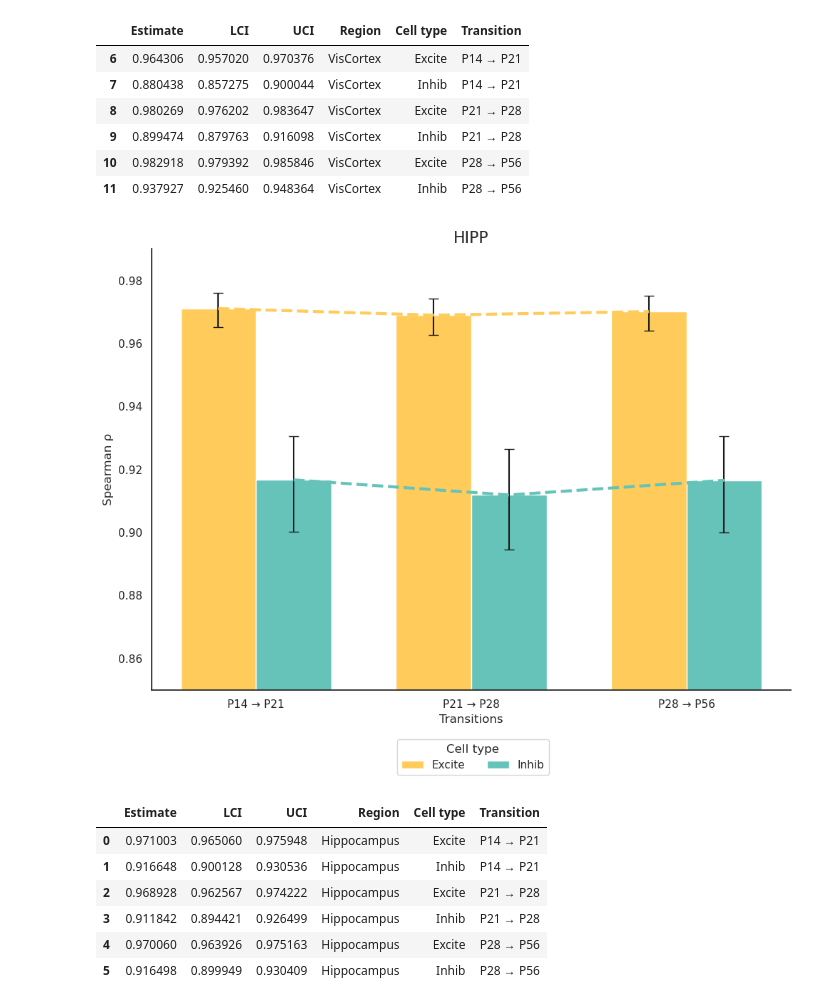
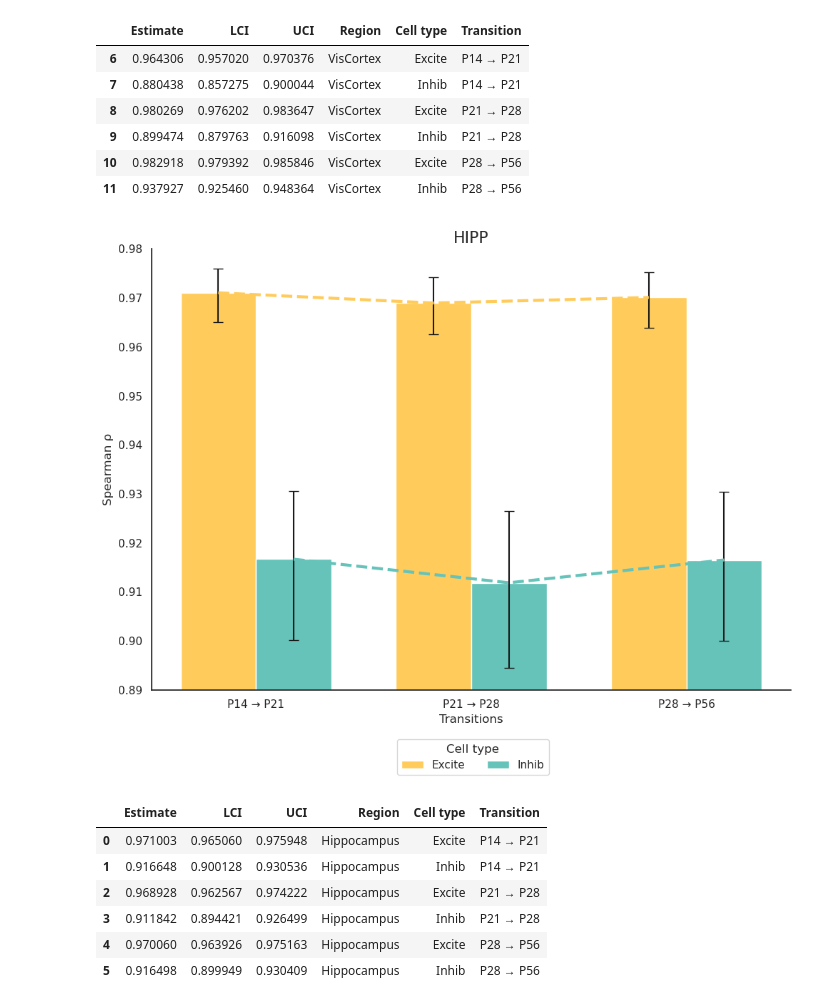
Before and after one commit to aimeenhile/fall25-csc-bioinf, a Jupyter notebook: final-project/src/exon_inclusion/exon_inclusion.ipynb, the cells around one changed output. Drawn from its saved outputs; the diff is of its cells as text; code cells hidden in the pictures.

```diff
--- a/final-project/src/exon_inclusion/exon_inclusion.ipynb
+++ b/final-project/src/exon_inclusion/exon_inclusion.ipynb
@@ -529,35 +534,35 @@ for i, ct in enumerate(cts):
         ct_df["UCI"].values - ys
     ])
 
     # draw bars
     ax.bar(
         xs, ys, width,
         yerr=yerr,
         label=ct,
         capsize=5,
         color=cts_palette[ct]
     )
 
     # store x positions for trend lines
     ct_df["xpos"] = xs
 
     # trend line
     ax.plot(xs, ys, color=cts_palette[ct], linestyle="--", linewidth=3.0)
 
 ax.set_xticks(x)
 ax.set_xticklabels(transitions)
-ax.set_ylim(0.85, 0.99)
+ax.set_ylim(0.89, 0.98)
 ax.set_ylabel("Spearman ρ")
 ax.set_xlabel("Transitions")
 ax.set_title("HIPP", fontsize=16)
 
 sns.despine()
 plt.legend(title="Cell type", bbox_to_anchor=(0.63, -0.1), ncol=2)
 plt.tight_layout()
 plt.savefig("../plots/HIPP.png", dpi=300, bbox_inches="tight")
 plt.show()
 # %% [output]
-[figure, old version]
+[figure, new version]
 # %%
 hipp_plot
 # %% [output]
```
Also changed, not shown: parts of 4 cells of this notebook, 1 other file.
